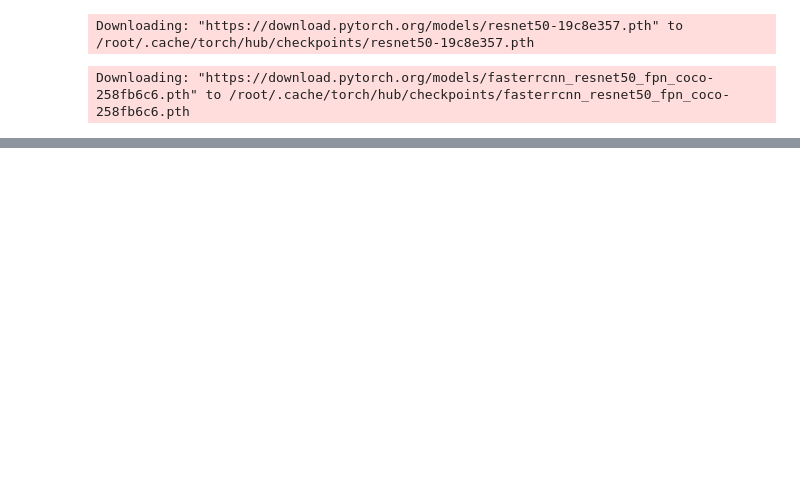
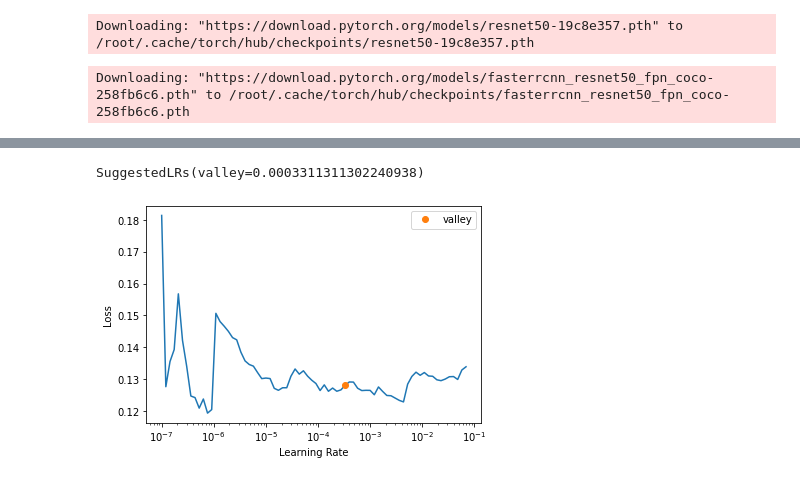
Before and after one commit to rbrtwlz/fastai_object_detection, a Jupyter notebook: notebooks/index.ipynb, the cells around one changed output, grey strips where cells are left out. Saved outputs shown, nothing was run; the diff lists cells and outputs as text; code cells hidden in the pictures; blank space fills up the shorter version.

```diff
--- a/notebooks/index.ipynb
+++ b/notebooks/index.ipynb
@@ -150,2 +96,5 @@ After a couple of epochs you can unfreeze the `Learner` and train the whole mode
 # %%
 learn.unfreeze()
+# %%
+learn.lr_find()
+# %% [output]
@@ -152 +102,3 @@ learn.unfreeze()
+SuggestedLRs(valley=0.0003311311302240938)
+[figure, added]
 # %%
```
Also changed, not shown: parts of 22 cells of this notebook, 13 other files.
